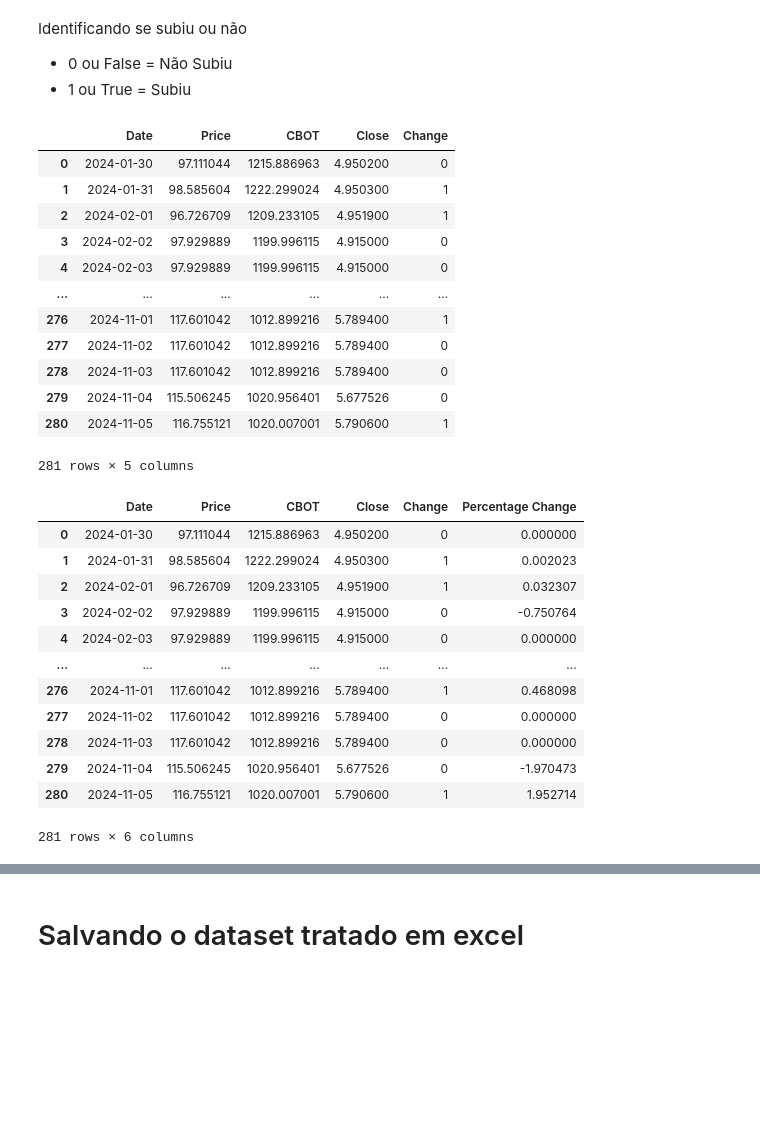
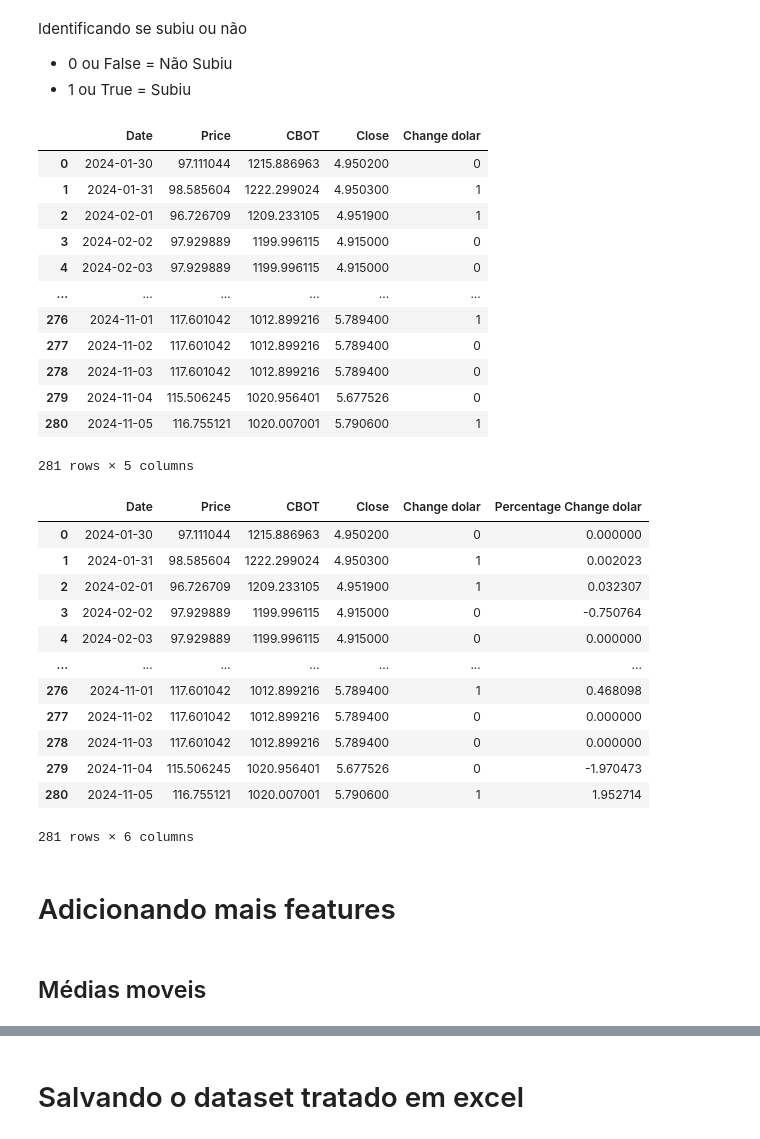
Before and after one commit to Miguelmdcc/Desafio_IA, a Jupyter notebook: Code/mercado.ipynb, the cells around one changed output, grey strips where cells are left out. Cells and saved outputs as stored; diff of their text form; code cells hidden in the pictures; blank space fills up the shorter version.

Commit message:
Adding new features to mercado df

```diff
--- a/Code/mercado.ipynb
+++ b/Code/mercado.ipynb
@@ -423,10 +423,10 @@ Identificando se subiu ou não
 - 0 ou False = Não Subiu
 - 1 ou True = Subiu
 # %%
-mercado_df['Change'] = (mercado_df['Close'].shift(1) < mercado_df['Close']).astype('Int64')
+mercado_df['Change dolar'] = (mercado_df['Close'].shift(1) < mercado_df['Close']).astype('Int64')
 mercado_df
 # %% [output]
-|  | Date | Price | CBOT | Close | Change |
+|  | Date | Price | CBOT | Close | Change dolar |
 | 0 | 2024-01-30 | 97.111044 | 1215.886963 | 4.950200 | 0 |
 | 1 | 2024-01-31 | 98.585604 | 1222.299024 | 4.950300 | 1 |
 | 2 | 2024-02-01 | 96.726709 | 1209.233105 | 4.951900 | 1 |
@@ -440,11 +440,11 @@ mercado_df
 | 280 | 2024-11-05 | 116.755121 | 1020.007001 | 5.790600 | 1 |
 281 rows × 5 columns
 # %%
-mercado_df['Percentage Change'] = ((mercado_df['Close'] - mercado_df['Close'].shift(1)) / mercado_df['Close']) * 100
+mercado_df['Percentage Change dolar'] = ((mercado_df['Close'] - mercado_df['Close'].shift(1)) / mercado_df['Close']) * 100
 mercado_df = mercado_df.fillna(0)
 mercado_df
 # %% [output]
-|  | Date | Price | CBOT | Close | Change | Percentage Change |
+|  | Date | Price | CBOT | Close | Change dolar | Percentage Change dolar |
 | 0 | 2024-01-30 | 97.111044 | 1215.886963 | 4.950200 | 0 | 0.000000 |
 | 1 | 2024-01-31 | 98.585604 | 1222.299024 | 4.950300 | 1 | 0.002023 |
 | 2 | 2024-02-01 | 96.726709 | 1209.233105 | 4.951900 | 1 | 0.032307 |
@@ -457,3 +457,7 @@ mercado_df
 | 279 | 2024-11-04 | 115.506245 | 1020.956401 | 5.677526 | 0 | -1.970473 |
 | 280 | 2024-11-05 | 116.755121 | 1020.007001 | 5.790600 | 1 | 1.952714 |
 281 rows × 6 columns
+# %% [markdown]
+# Adicionando mais features
+# %% [markdown]
+## Médias moveis
```
Also changed, not shown: parts of 10 cells of this notebook, 4 other files.
